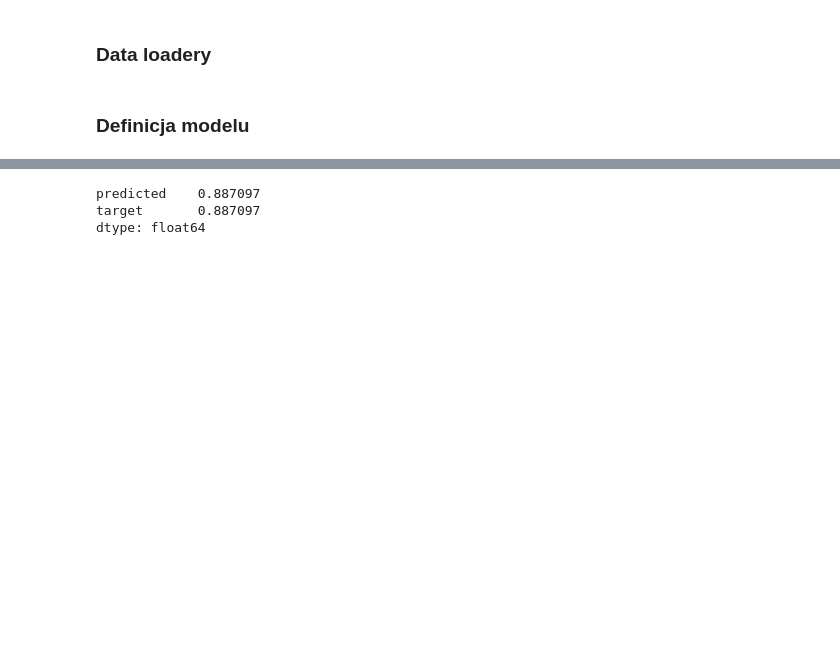
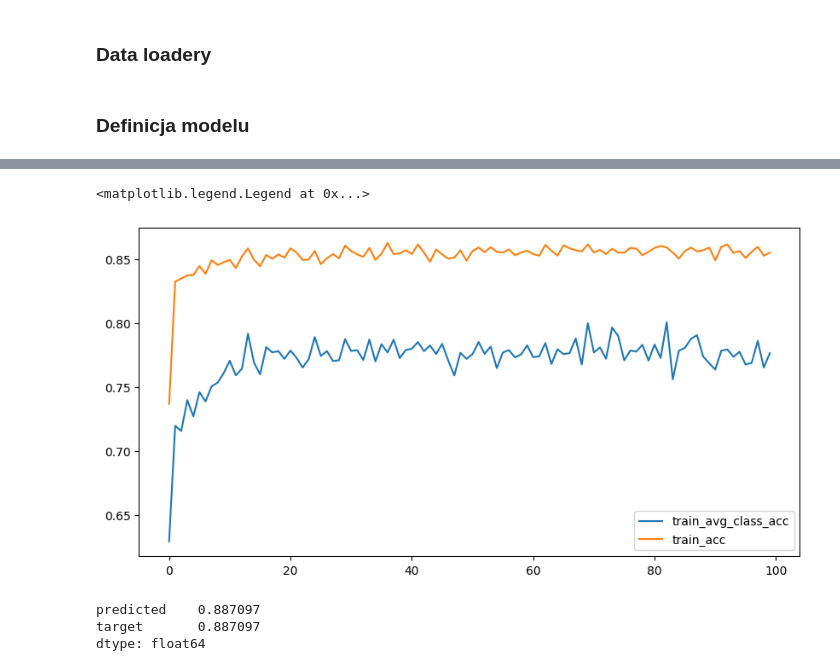
Before and after one commit to janekfilipecki/neural-networks, a Jupyter notebook: main.ipynb, the cells around one changed output, grey strips where cells are left out. Saved outputs shown, nothing was run; the diff lists cells and outputs as text; code cells hidden in the pictures; blank space fills up the shorter version.

```diff
--- a/main.ipynb
+++ b/main.ipynb
@@ -316,3 +332,13 @@ epoch= 90, TRAIN: loss= 0.0024, acc= 0.8578, class_avg_acc= 0.7764, TEST: loss=
+# %%
+plt.figure(figsize=(10, 5))
+plt.plot(results['train_avg_class_acc'], label='train_avg_class_acc')
+# plt.plot(results['valid_avg_class_acc'], label='valid_avg_class_acc')
+plt.plot(results['train_acc'], label='train_acc')
+# plt.plot(results['valid_acc'], label='valid_acc')
+plt.legend()
+# %% [output]
+<matplotlib.legend.Legend at 0x...>
+[figure, added]
 # %%
 model.cpu()
 features, labels = next(iter(test_dataloader_classification))
```
Also changed, not shown: parts of 3 cells of this notebook.
